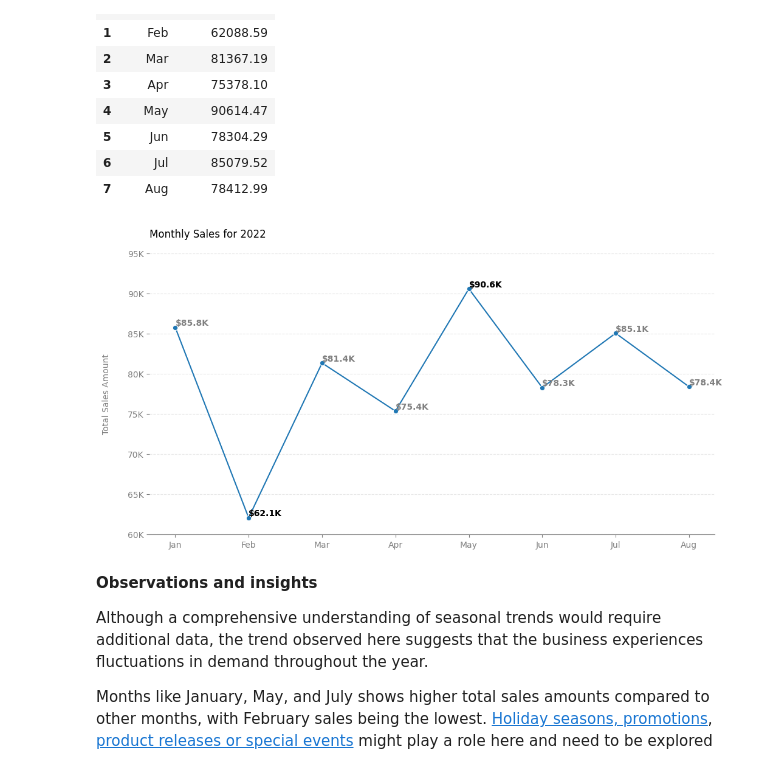
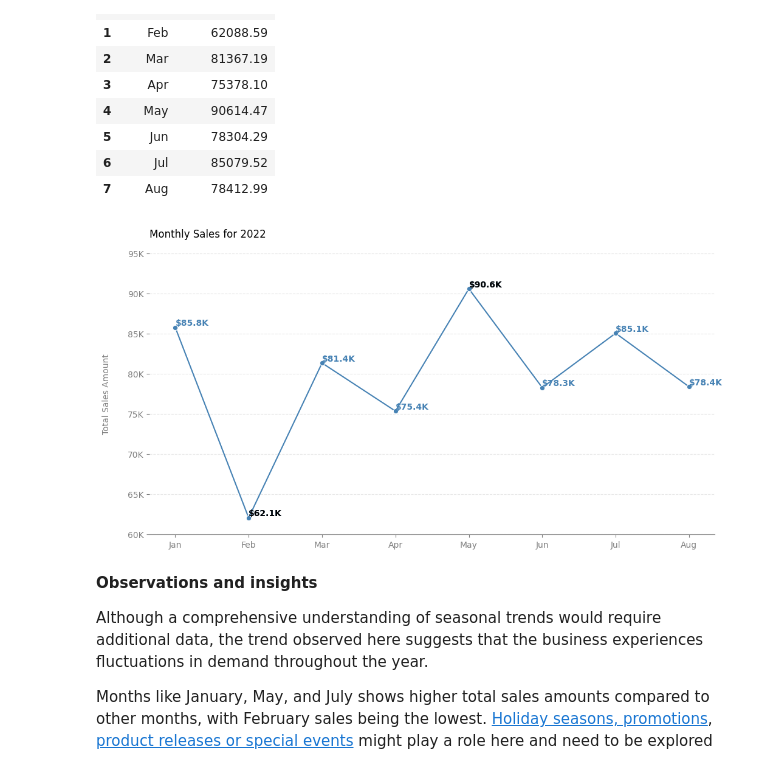
Before and after one commit to YuliaVK/Data-Analytics, a Jupyter notebook: EDA_Sales/notebooks/Sales_EDA.ipynb, the cells around one changed output. Cells and saved outputs as stored; diff of their text form; code cells hidden in the pictures.

```diff
--- a/EDA_Sales/notebooks/Sales_EDA.ipynb
+++ b/EDA_Sales/notebooks/Sales_EDA.ipynb
@@ -96,31 +96,31 @@ month_sales
 | 7 | Aug | 78412.99 |
 # %%
 plt.figure(figsize=(12, 6))
-g = sns.lineplot(x='Month', y='TotalAmount', data=month_sales, marker='o')
+g = sns.lineplot(x='Month', y='TotalAmount', data=month_sales, marker='o', color='steelblue')
 plt.title('Monthly Sales for 2022', loc='left', y=1.04) # Remove. Add as subtitle to the presentation instead
-ylabels = ['{:,.0f}'.format(y) + 'K' for y in g.get_yticks()/1000]
+ylabels = [f'{y:,.0f}K' for y in g.get_yticks()/1000]
 g.set_yticks(g.get_yticks())
 g.set_yticklabels(ylabels)
 plt.ylabel('Total Sales Amount', color='grey', fontsize=10, labelpad=20)
 plt.xlabel(None)
 
 sns.despine()
 plt.grid(axis='y', linestyle='--', color='lightgrey', alpha=0.5)
 plt.gca().spines['left'].set_visible(False)
 plt.gca().spines['bottom'].set_color('grey')
 plt.tick_params(axis='x', colors='grey')
 plt.tick_params(axis='y', colors='grey')
 
 for index, row in month_sales.iterrows():
-     plt.text(row['Month'], row['TotalAmount'], f"${round(row['TotalAmount']/1000, 1)}K", ha='left', va='bottom', color='grey', fontweight='bold')
+     plt.text(row['Month'], row['TotalAmount'], f'${round(row["TotalAmount"]/1000, 1)}K', ha='left', va='bottom', color='steelblue', fontweight='bold')
 # Change text colour for max and min sales amount
 max_s = month_sales.loc[month_sales['TotalAmount'].idxmax()]
 min_s = month_sales.loc[month_sales['TotalAmount'].idxmin()]
-plt.text(max_s['Month'], max_s['TotalAmount'], f"${round(max_s['TotalAmount']/1000, 1)}K", ha='left', va='bottom', fontsize=10, fontweight='bold')
-plt.text(min_s['Month'], min_s['TotalAmount'], f"${round(min_s['TotalAmount']/1000, 1)}K", ha='left', va='bottom', fontsize=10, fontweight='bold')
+plt.text(max_s['Month'], max_s['TotalAmount'], f'${round(max_s["TotalAmount"]/1000, 1)}K', ha='left', va='bottom', fontsize=10, fontweight='bold')
+plt.text(min_s['Month'], min_s['TotalAmount'], f'${round(min_s["TotalAmount"]/1000, 1)}K', ha='left', va='bottom', fontsize=10, fontweight='bold')
 plt.show()
 # %% [output]
-[figure, old version]
+[figure, new version]
 # %% [markdown]
 **Observations and insights**
 
```
Also changed, not shown: parts of 16 cells of this notebook.
